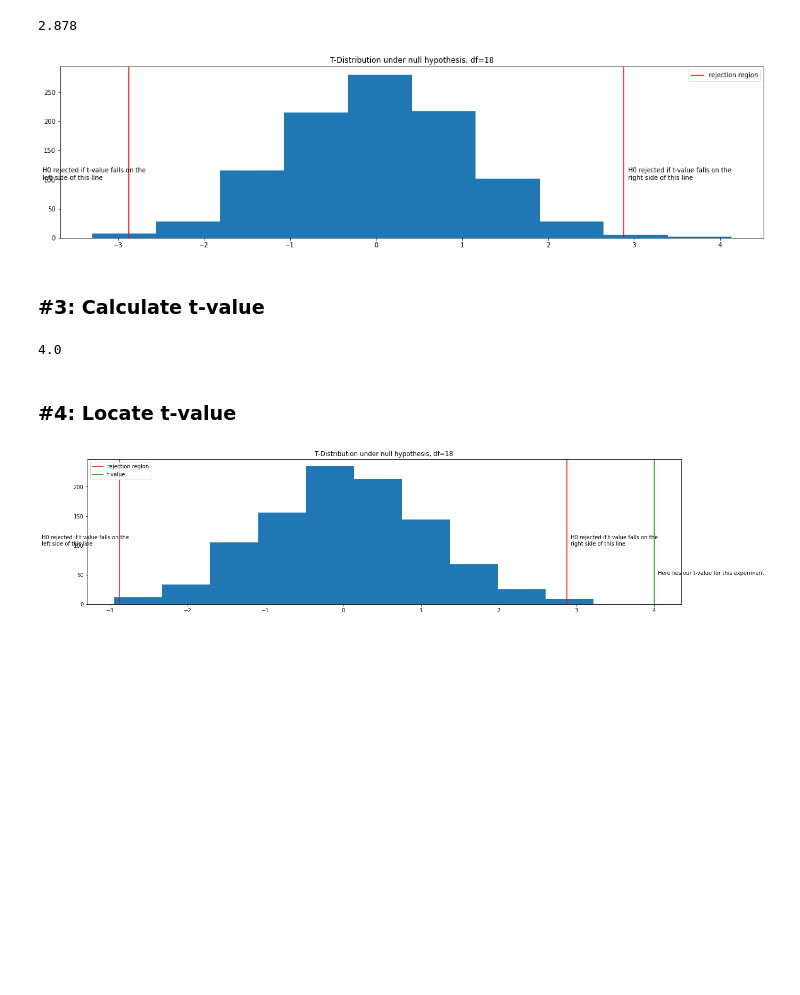
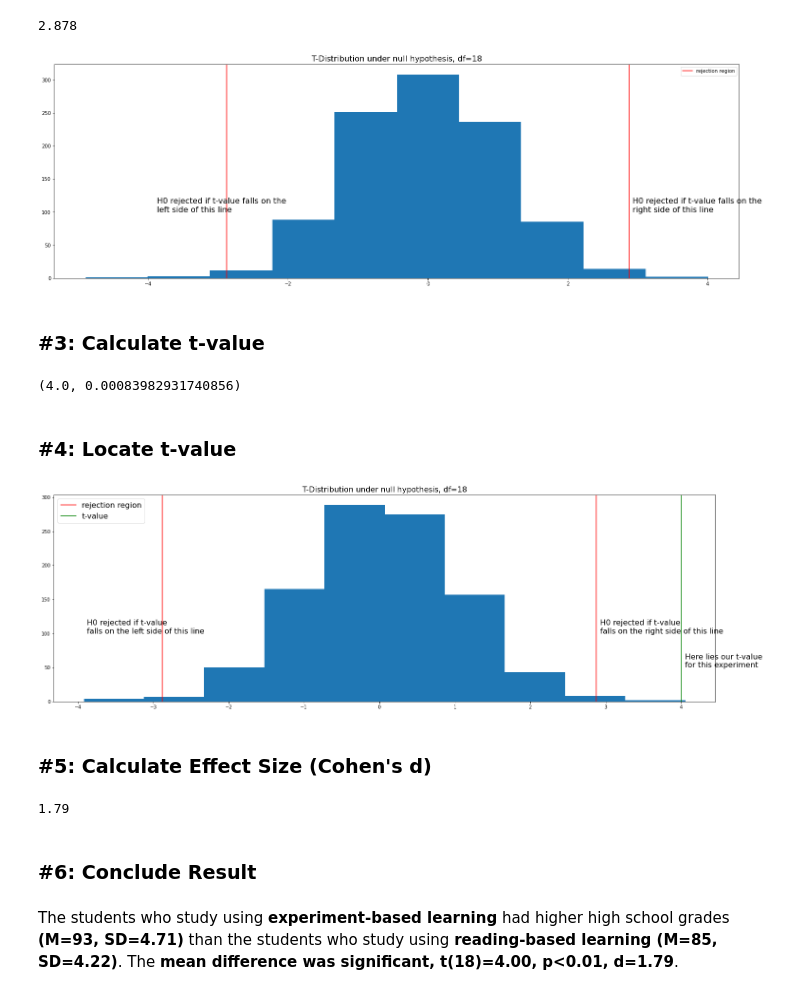
Before and after one commit to bahyhelmihp/sesi-berbagi, a Jupyter notebook: T-Test/T-Test Independent Sample - Example.ipynb, the cells around one changed output. Saved outputs shown, nothing was run; the diff lists cells and outputs as text; code cells hidden in the pictures; blank space fills up the shorter version.

Commit message:
Adding effect size & conclusion

```diff
--- a/T-Test/T-Test Independent Sample - Example.ipynb
+++ b/T-Test/T-Test Independent Sample - Example.ipynb
@@ -59,49 +58,77 @@ t_stats
 # %%
 # Locate the rejection region
 t_distribution = t.rvs(df, size=1000)
 
-plt.figure(figsize=(20,5))
+plt.figure(figsize=(25,8))
 
 plt.hist(t_distribution)
 plt.axvline(t_stats, c='red', label='rejection region')
 plt.axvline(t_stats-(2*t_stats), c='red')
 
-plt.text(t_stats+0.05, y=100, s="H0 rejected if t-value falls on the \nright side of this line")
-plt.text(t_stats-(2*t_stats)-1, y=100, s="H0 rejected if t-value falls on the \nleft side of this line")
+plt.text(t_stats+0.05, y=100, s="H0 rejected if t-value falls on the \nright side of this line", fontsize=16)
+plt.text(t_stats-(2*t_stats)-1, y=100, s="H0 rejected if t-value falls on the \nleft side of this line", fontsize=16)
 
-plt.title("T-Distribution under null hypothesis, df=18")
+plt.title("T-Distribution under null hypothesis, df=18", fontsize=16)
 plt.legend()
 plt.show()
 # %% [output]
-[figure, old version]
+[figure, new version]
 # %% [markdown]
 ### #3: Calculate t-value
 # %%
 # Calculate t_value
 t_value, p_value = ttest_ind(dataset['experiment-based'], dataset['reading-based'])
 # %%
-t_value
+t_value, p_value
 # %% [output]
-4.0
+(4.0, 0.00083982931740856)
 # %% [markdown]
 ### #4: Locate t-value
 # %%
 # Locate the rejection region
 t_distribution = t.rvs(df, size=1000)
 
-plt.figure(figsize=(20,5))
+plt.figure(figsize=(25,8))
 
 plt.hist(t_distribution)
 plt.axvline(t_stats, c='red', label='rejection region')
 plt.axvline(t_stats-(2*t_stats), c='red')
 plt.axvline(t_value, c='green', label='t-value')
 
-plt.text(t_stats+0.05, y=100, s="H0 rejected if t-value falls on the \nright side of this line")
-plt.text(t_stats-(2*t_stats)-1, y=100, s="H0 rejected if t-value falls on the \nleft side of this line")
-plt.text(t_value+0.05, y=50, s="Here lies our t-value for this experiment")
+plt.text(t_stats+0.05, y=100, s="H0 rejected if t-value \nfalls on the right side of this line", fontsize=16)
+plt.text(t_stats-(2*t_stats)-1, y=100, s="H0 rejected if t-value \nfalls on the left side of this line", fontsize=16)
+plt.text(t_value+0.05, y=50, s="Here lies our t-value \nfor this experiment", fontsize=16)
 
-plt.title("T-Distribution under null hypothesis, df=18")
-plt.legend(loc='upper left')
+plt.title("T-Distribution under null hypothesis, df=18", fontsize=16)
+plt.legend(loc='upper left', fontsize=16)
 plt.show()
 # %% [output]
-[figure, old version]
+[figure, new version]
+# %% [markdown]
+### #5: Calculate Effect Size (Cohen's d)
+# %%
+def sum_of_squares(arr):
+    mean_arr = np.mean(arr)
+    ss = np.sum([np.square(x - mean_arr) for x in arr])
+
+    return ss
+
+# Sample mean of Experiment-based & Reading-based learning
+m1 = dataset['experiment-based'].mean()
+m2 = dataset['reading-based'].mean()
+
+ss1 = sum_of_squares(dataset['experiment-based'])
+ss2 = sum_of_squares(dataset['reading-based'])
+
+# Cohen's d formula for t-test ind_sample
+estimated_mean_difference = m1 - m2
+estimated_standard_deviation = np.sqrt((ss1 + ss2)/(df1 + df2))
+
+d = estimated_mean_difference / estimated_standard_deviation
+round(d, 2)
+# %% [output]
+1.79
+# %% [markdown]
+### #6: Conclude Result
+# %% [markdown]
+The students who study using **experiment-based learning** had higher high school grades **(M=93, SD=4.71)** than the students who study using **reading-based learning (M=85, SD=4.22)**. The **mean difference was significant, t(18)=4.00, p<0.01, d=1.79**.
```
Also changed, not shown: parts of 2 cells of this notebook.
